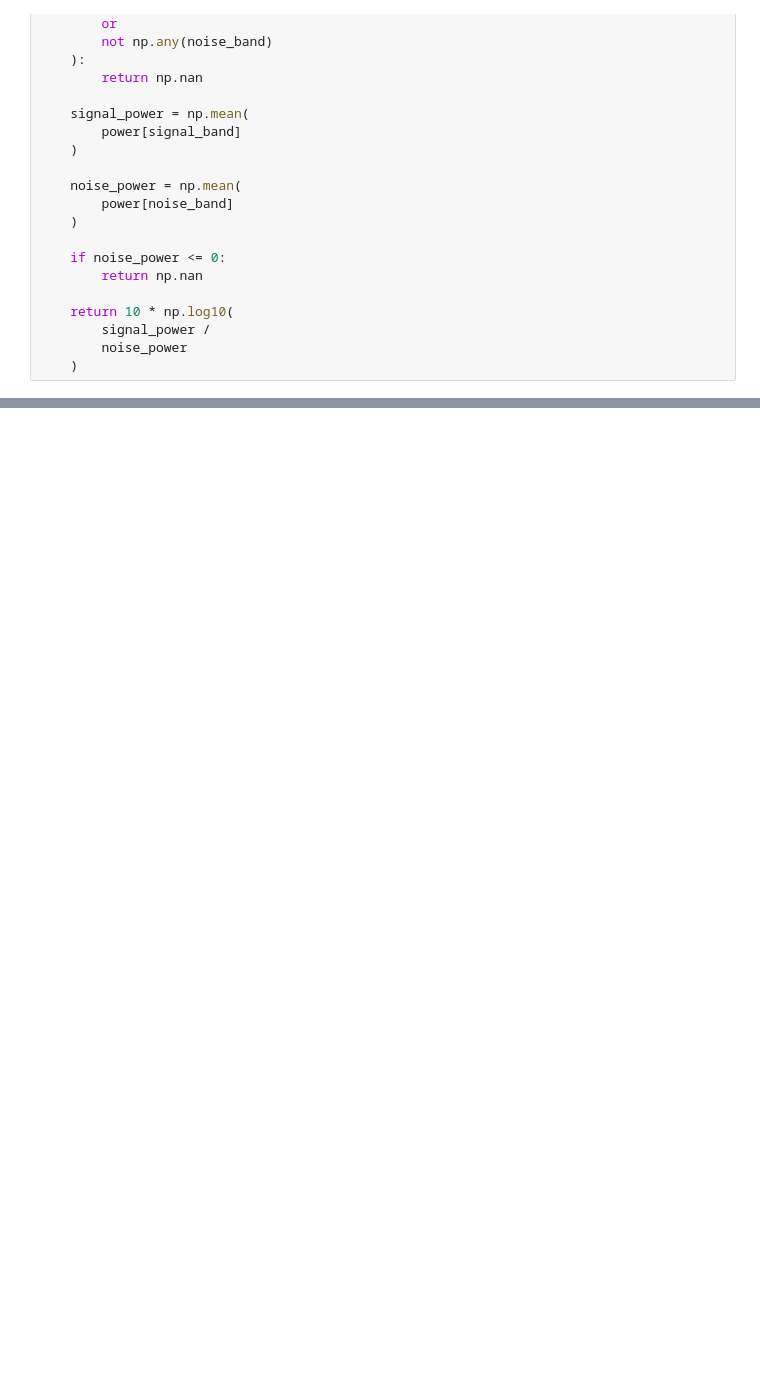
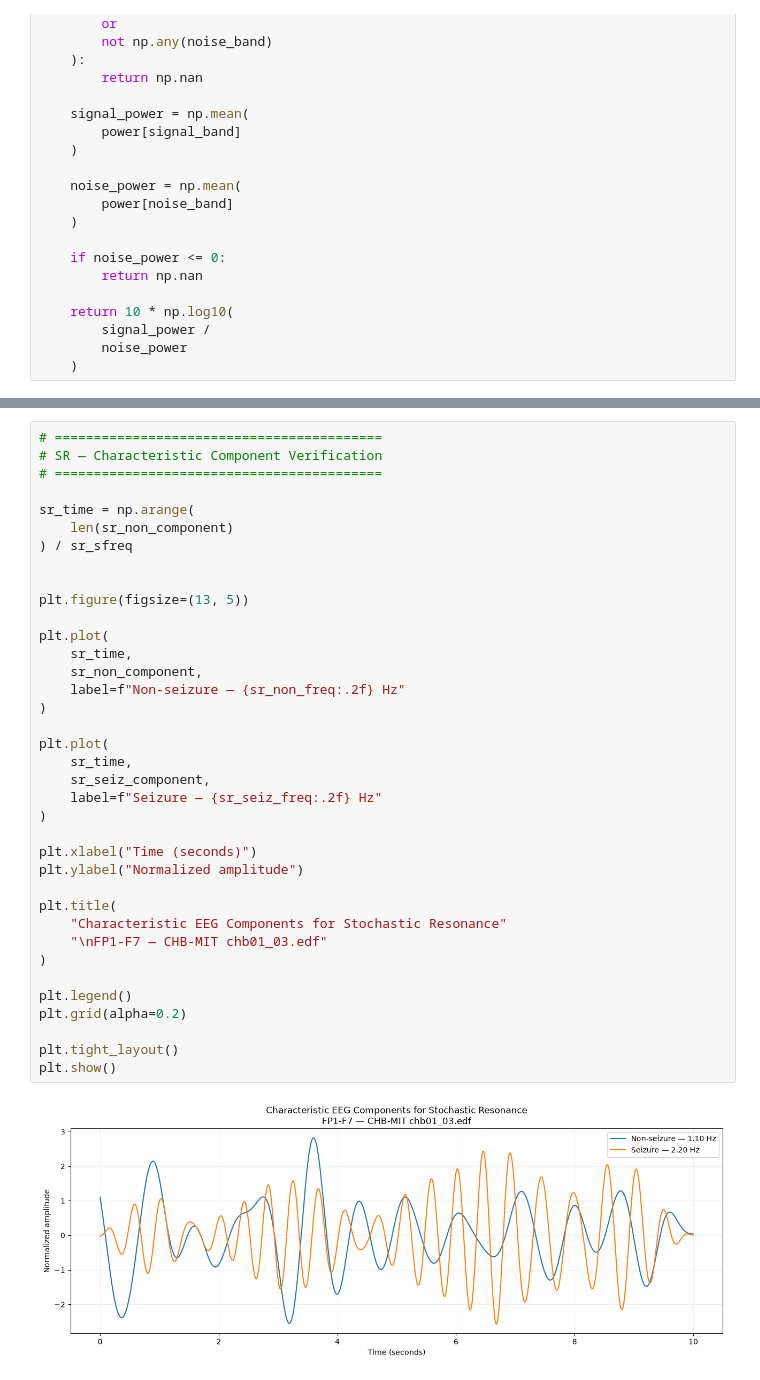
Before and after one commit to soumyabhardwaj255-cmd/ML_PROJECT1, a Jupyter notebook: notebooks/02_preprocess_chb01.ipynb, the cells around one changed output, grey strips where cells are left out. Drawn from its saved outputs; the diff is of its cells as text; blank space fills up the shorter version.

```diff
--- a/notebooks/02_preprocess_chb01.ipynb
+++ b/notebooks/02_preprocess_chb01.ipynb
@@ -2479,0 +4076,39 @@ print(
+# %%
+# ==========================================
+# SR — Characteristic Component Verification
+# ==========================================
+
+sr_time = np.arange(
+    len(sr_non_component)
+) / sr_sfreq
+
+
+plt.figure(figsize=(13, 5))
+
+plt.plot(
+    sr_time,
+    sr_non_component,
+    label=f"Non-seizure — {sr_non_freq:.2f} Hz"
+)
+
+plt.plot(
+    sr_time,
+    sr_seiz_component,
+    label=f"Seizure — {sr_seiz_freq:.2f} Hz"
+)
+
+plt.xlabel("Time (seconds)")
+plt.ylabel("Normalized amplitude")
+
+plt.title(
+    "Characteristic EEG Components for Stochastic Resonance"
+    "\nFP1-F7 — CHB-MIT chb01_03.edf"
+)
+
+plt.legend()
+plt.grid(alpha=0.2)
+
+plt.tight_layout()
+plt.show()
+# %% [output]
+[figure, added]
```
Also changed, not shown: parts of 32 cells of this notebook.
